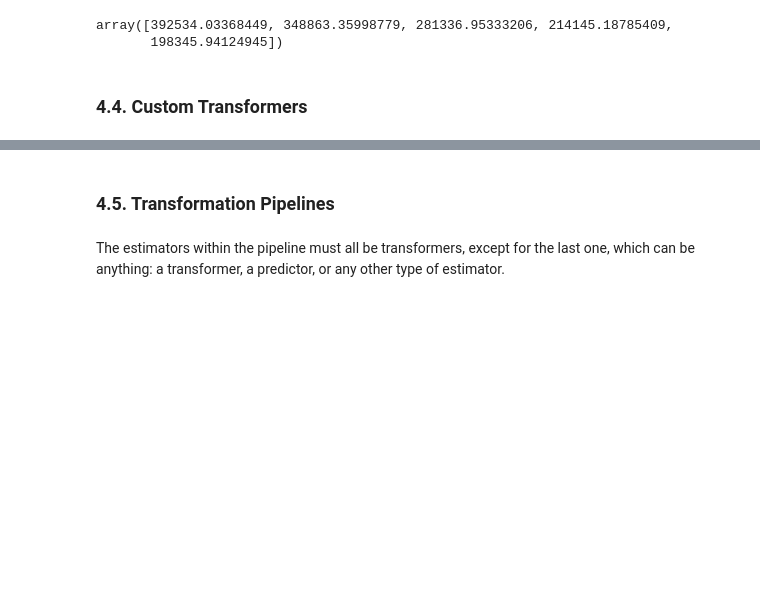
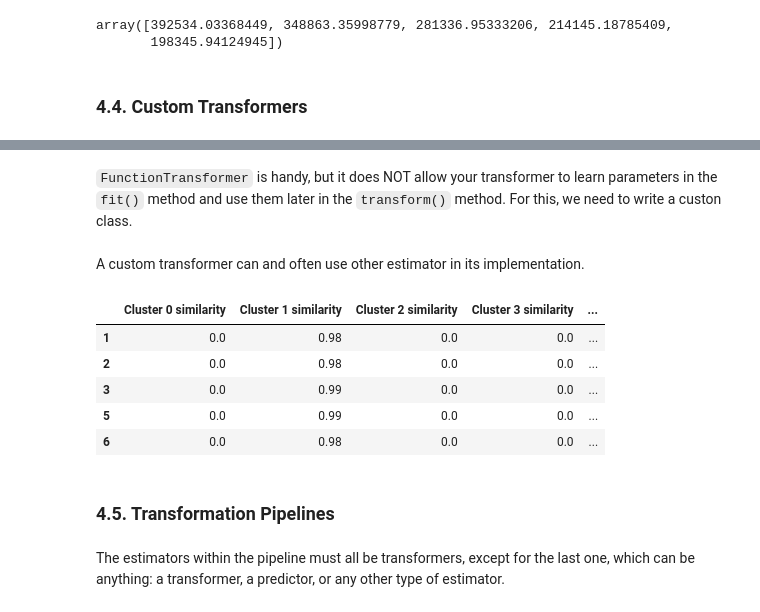
Before and after one commit to JinDai666/Hands-On-ML-Notes, a Jupyter notebook: ch02-end-to-end-ml-project/ch02_end-to-end-ml-project.ipynb, the cells around one changed output, grey strips where cells are left out. Drawn from its saved outputs; the diff is of its cells as text; code cells hidden in the pictures; blank space fills up the shorter version.

```diff
--- a/ch02-end-to-end-ml-project/ch02_end-to-end-ml-project.ipynb
+++ b/ch02-end-to-end-ml-project/ch02_end-to-end-ml-project.ipynb
@@ -438,0 +441,2 @@ log_pop = log_transformer.transform(housing[["population"]])
+# %% [markdown]
+`FunctionTransformer` is handy, but it does NOT allow your transformer to learn parameters in the `fit()` method and use them later in the `transform()` method. For this, we need to write a custon class.
@@ -438,0 +473,2 @@ log_pop = log_transformer.transform(housing[["population"]])
+# %% [markdown]
+A custom transformer can and often use other estimator in its implementation.
@@ -439,3 +494,16 @@ log_pop = log_transformer.transform(housing[["population"]])
+# %%
+cluster_simil = ClusterSimilarity(n_clusters=10, gamma=1.0, random_state=316)
+similarities = pd.DataFrame(cluster_simil.fit_transform(housing[["latitude", "longitude"]]),
+                            index=housing.index,
+                            columns=cluster_simil.get_feature_names_out())
+similarities.head().round(2)
+# %% [output]
+|  | Cluster 0 similarity | Cluster 1 similarity | Cluster 2 similarity | Cluster 3 similarity | ... |
+| 1 | 0.0 | 0.98 | 0.0 | 0.0 | ... |
+| 2 | 0.0 | 0.98 | 0.0 | 0.0 | ... |
+| 3 | 0.0 | 0.99 | 0.0 | 0.0 | ... |
+| 5 | 0.0 | 0.99 | 0.0 | 0.0 | ... |
+| 6 | 0.0 | 0.98 | 0.0 | 0.0 | ... |
 # %% [markdown]
 ### 4.5. Transformation Pipelines
 # %% [markdown]
```
Also changed, not shown: parts of 23 cells of this notebook.
